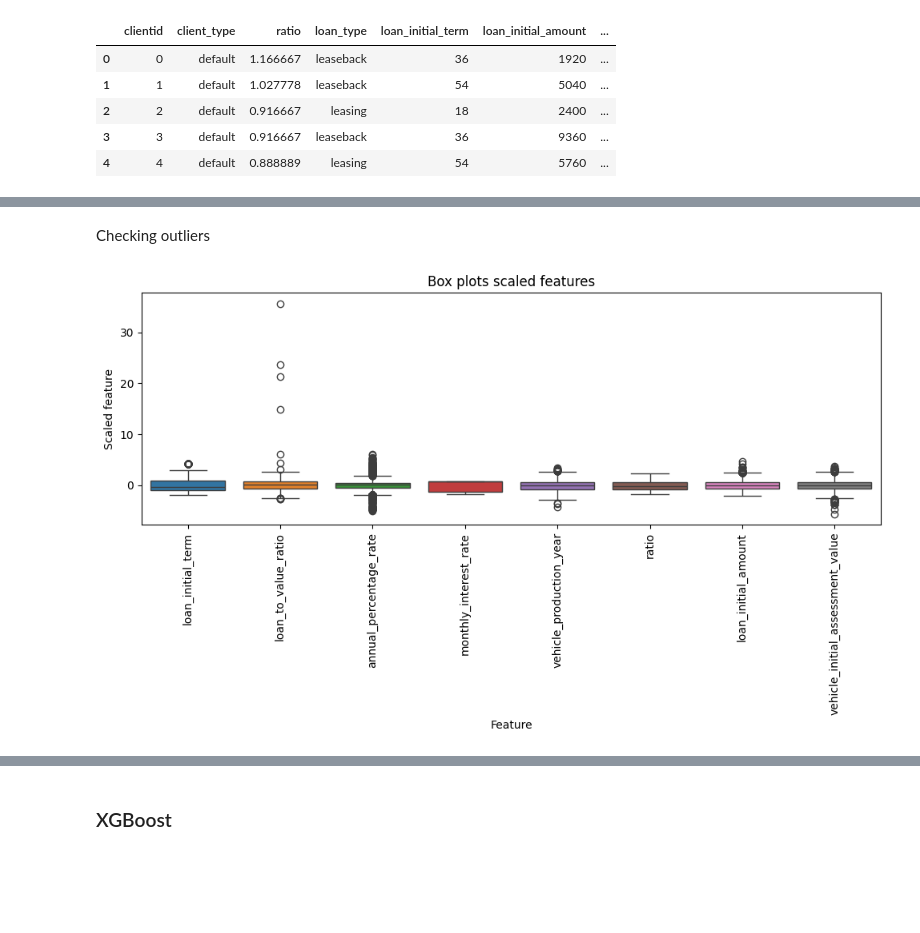
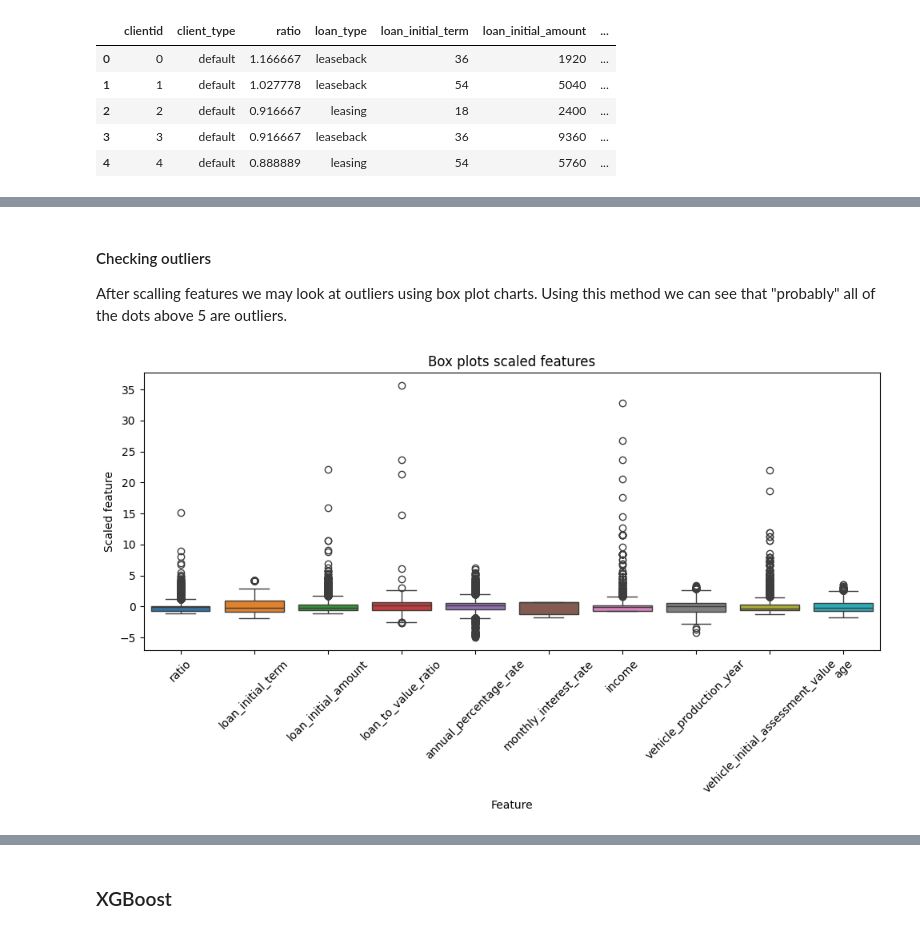
Before and after one commit to nieweglp/civitta_task, a Jupyter notebook: ml_models_final.ipynb, the cells around one changed output, grey strips where cells are left out. Saved outputs shown, nothing was run; the diff lists cells and outputs as text; code cells hidden in the pictures; blank space fills up the shorter version.

```diff
--- a/ml_models_final.ipynb
+++ b/ml_models_final.ipynb
@@ -20,16 +46,12 @@ df_raw.head()
 # %%
 numerical_features = [
-    # "ratio", "loan_initial_amount", "income", "vehicle_initial_assessment_value", "age",
-    "loan_initial_term", "loan_to_value_ratio",
-    "annual_percentage_rate", "monthly_interest_rate",
-     "vehicle_production_year",
-    # "income",
+    "ratio", "loan_initial_term", "loan_initial_amount",
+    "loan_to_value_ratio", "annual_percentage_rate", "monthly_interest_rate",
+    "income", "vehicle_production_year", "vehicle_initial_assessment_value", "age"
     ]
-numerical_power_features = [
-    "ratio", "loan_initial_amount", "vehicle_initial_assessment_value", "age"
-]
 nominal_features = [
-    "loan_type", "region", "branch", "client_gender"
+    "loan_type", "region",
+    "branch", "client_gender"
     ]
 ordinal_features = [
     "had_car_loan", "had_other_loans"
@@ -62,2 +115,2 @@ X_numerical_power = pd.DataFrame(numerical_power_data, columns=numerical_power_c
 # %%
-X = pd.concat([X_numerical, X_numerical_power, X_nominal, X_ordinal], axis=1)
+X = pd.concat([X_numerical, X_nominal, X_ordinal], axis=1)
@@ -96,14 +139,16 @@ for column in df_plotting_transformed.columns:
-# %% [markdown]
-Checking outliers
+# %% [markdown]
+#### Checking outliers
+
+After scalling features we may look at outliers using box plot charts. Using this method we can see that "probably" all of the dots above 5 are outliers.
 # %%
 plt.figure(figsize=(10, 6))
-sns.boxplot(data=X.iloc[:, :8])
+sns.boxplot(data=X.iloc[:, :10])
 plt.title('Box plots scaled features')
 plt.xlabel('Feature')
 plt.ylabel('Scaled feature')
-plt.xticks(rotation=90)
+plt.xticks(rotation=45)
 plt.tight_layout()
 plt.show()
 # %% [output]
-[figure, old version]
+[figure, new version]
 # %%
```
Also changed, not shown: parts of 49 cells of this notebook, 2 other files.
